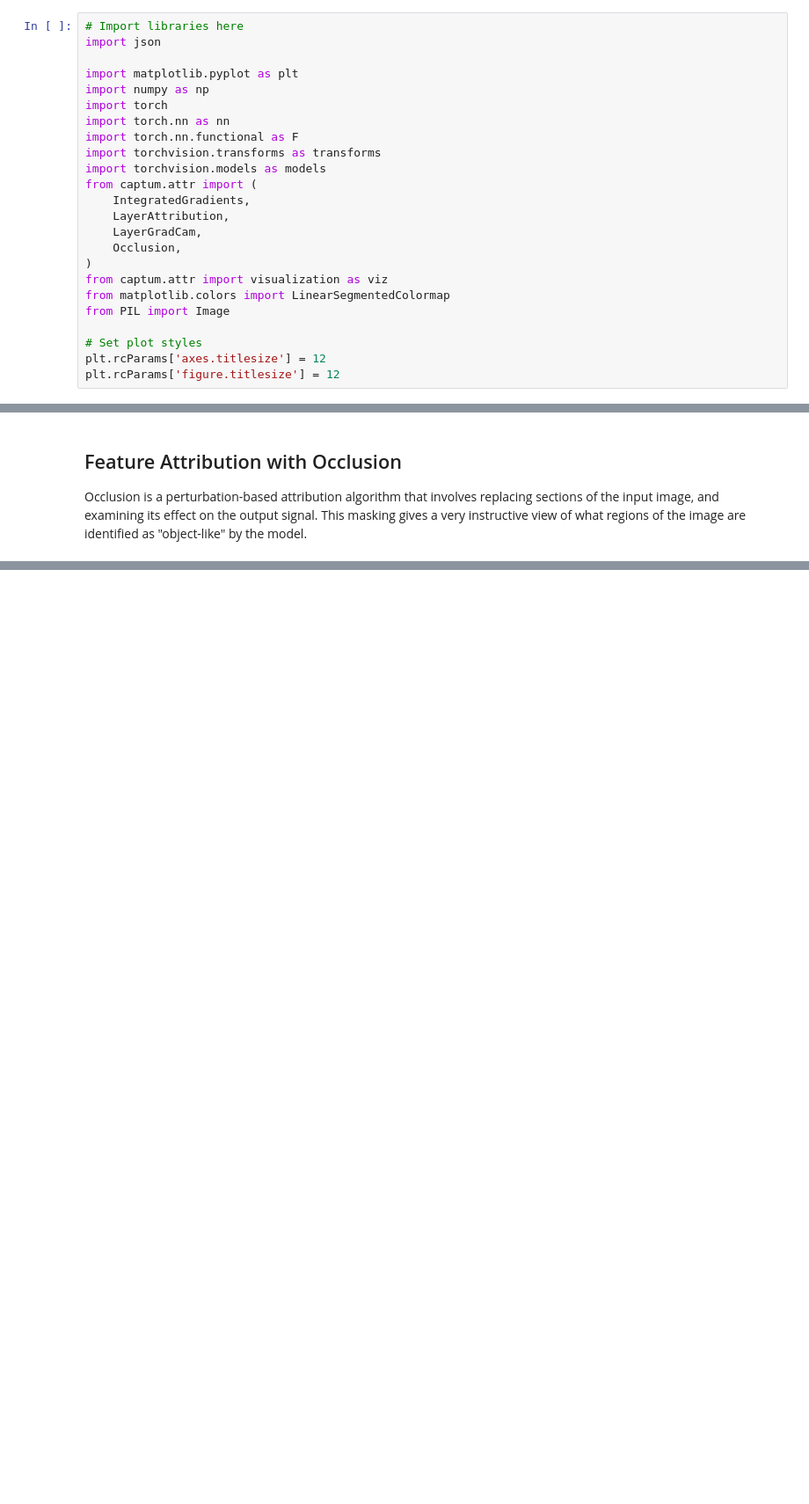
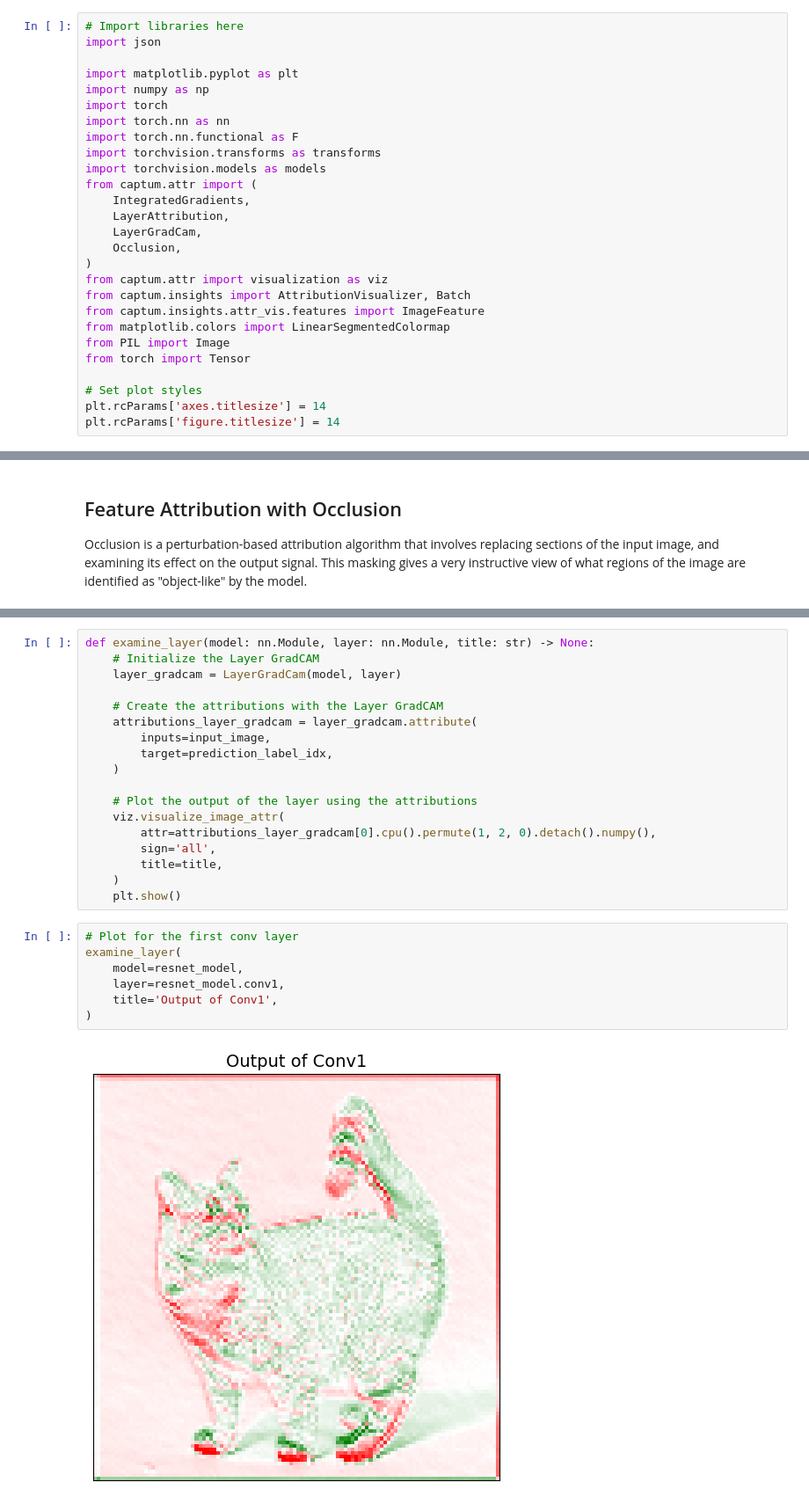
Before and after one commit to DracoY-code/pytorch-tutorial-assets, a Jupyter notebook: notebooks/07_model_understanding_with_captum.ipynb, the cells around one changed output, grey strips where cells are left out. Shown at 88% size. Drawn from its saved outputs; the diff is of its cells as text; blank space fills up the shorter version.

```diff
--- a/notebooks/07_model_understanding_with_captum.ipynb
+++ b/notebooks/07_model_understanding_with_captum.ipynb
@@ -26,12 +26,15 @@ from captum.attr import (
     Occlusion,
 )
 from captum.attr import visualization as viz
+from captum.insights import AttributionVisualizer, Batch
+from captum.insights.attr_vis.features import ImageFeature
 from matplotlib.colors import LinearSegmentedColormap
 from PIL import Image
+from torch import Tensor
 
 # Set plot styles
-plt.rcParams['axes.titlesize'] = 12
-plt.rcParams['figure.titlesize'] = 12
+plt.rcParams['axes.titlesize'] = 14
+plt.rcParams['figure.titlesize'] = 14
 # %% [markdown]
 The various algorithms that are associated with these attributions can be categorised as:
 
@@ -311,0 +337,27 @@ plt.show();
+# %%
+def examine_layer(model: nn.Module, layer: nn.Module, title: str) -> None:
+    # Initialize the Layer GradCAM
+    layer_gradcam = LayerGradCam(model, layer)
+
+    # Create the attributions with the Layer GradCAM
+    attributions_layer_gradcam = layer_gradcam.attribute(
+        inputs=input_image,
+        target=prediction_label_idx,
+    )
+
+    # Plot the output of the layer using the attributions
+    viz.visualize_image_attr(
+        attr=attributions_layer_gradcam[0].cpu().permute(1, 2, 0).detach().numpy(),
+        sign='all',
+        title=title,
+    )
+    plt.show()
+# %%
+# Plot for the first conv layer
+examine_layer(
+    model=resnet_model,
+    layer=resnet_model.conv1,
+    title='Output of Conv1',
+)
+# %% [output]
+[figure, added]
```
Also changed, not shown: parts of 12 cells of this notebook.
